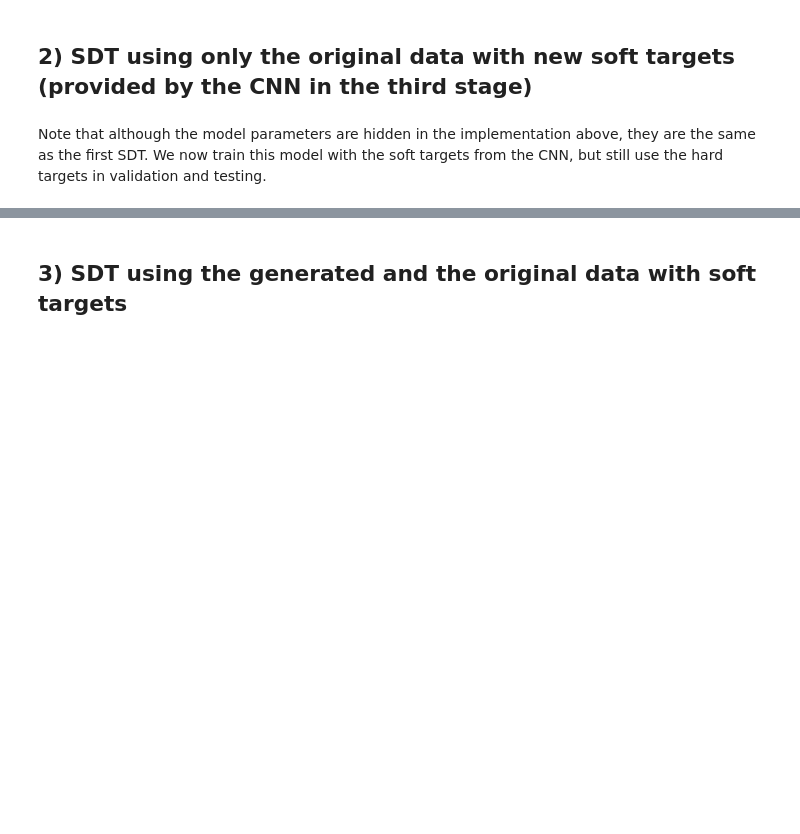
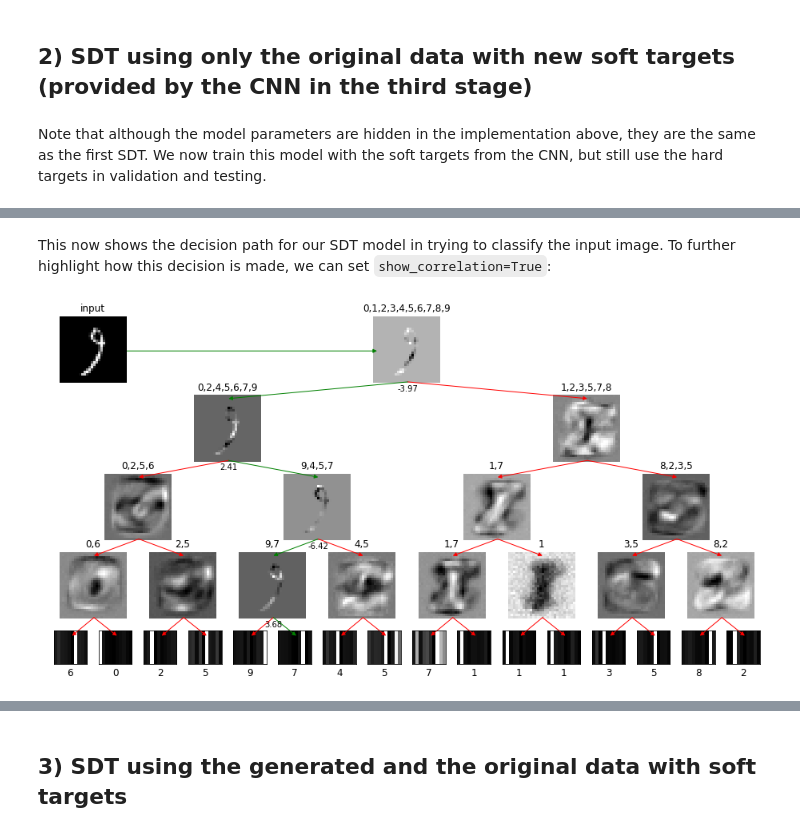
Before and after one commit to zanderbraam/vitrify, a Jupyter notebook: notebooks/vitrify_mnist.ipynb, the cells around one changed output, grey strips where cells are left out. Cells and saved outputs as stored; diff of their text form; code cells hidden in the pictures; blank space fills up the shorter version.

```diff
--- a/notebooks/vitrify_mnist.ipynb
+++ b/notebooks/vitrify_mnist.ipynb
@@ -415,0 +435,6 @@ By using the soft targets, we increased the accuracy of our interpretable SDT fr
+# %% [markdown]
+This now shows the decision path for our SDT model in trying to classify the input image. To further highlight how this decision is made, we can set `show_correlation=True`:
+# %%
+draw_tree(sdt_cnn, n_rows, n_cols, input_img=input_img, show_correlation=True)
+# %% [output]
+[figure, added]
```
Also changed, not shown: parts of 65 cells of this notebook, 11 other files.
